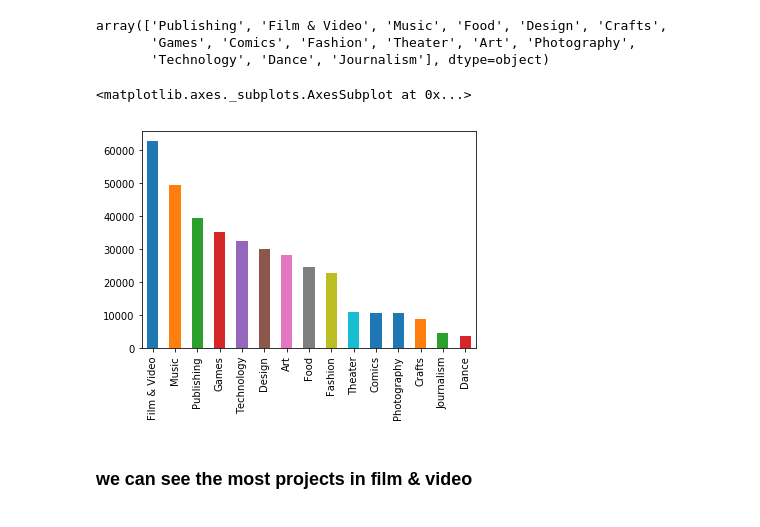
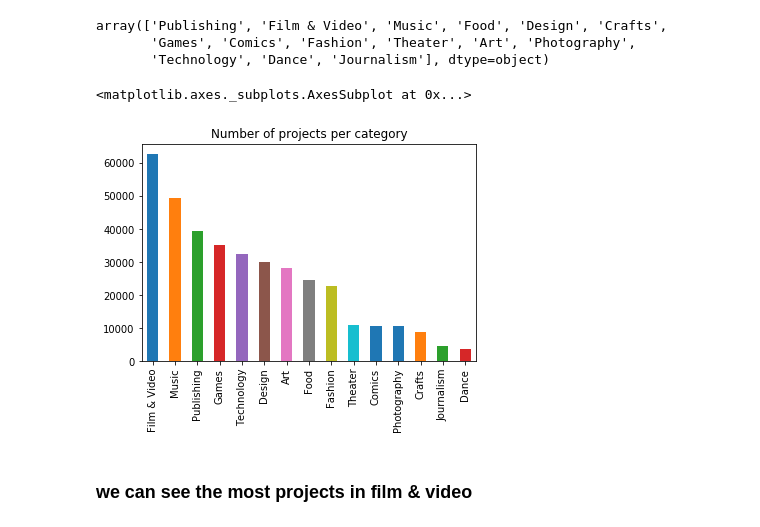
Before and after one commit to ZeadAlkhonein/Kickstarter, a Jupyter notebook: Kickstarter.ipynb, the cells around one changed output. Drawn from its saved outputs; the diff is of its cells as text; code cells hidden in the pictures.

```diff
--- a/Kickstarter.ipynb
+++ b/Kickstarter.ipynb
@@ -130,0 +133,3 @@ df.groupby(by='country').count()['ID'].plot(kind='barh')
+# %%
+#change any Non US project to other
+df.loc[df.country != 'US', 'country'] = 'Others'
@@ -258,10 +277,11 @@ array(['Publishing', 'Film & Video', 'Music', 'Food', 'Design', 'Crafts',
        'Games', 'Comics', 'Fashion', 'Theater', 'Art', 'Photography',
        'Technology', 'Dance', 'Journalism'], dtype=object)
 # %%
+plt.title('Number of projects per category')
 df.main_category.value_counts().plot(kind='bar')
 # %% [output]
 <matplotlib.axes._subplots.AxesSubplot at 0x...>
-[figure, old version]
+[figure, new version]
 # %% [markdown]
 ### we can see the most projects in film & video
 # %%
```
Also changed, not shown: parts of 95 cells of this notebook.
